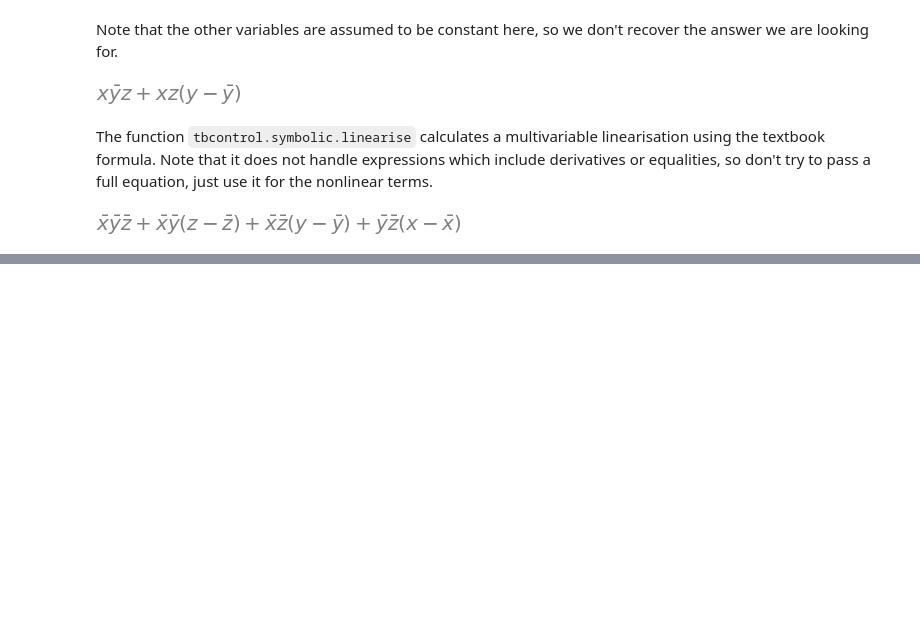
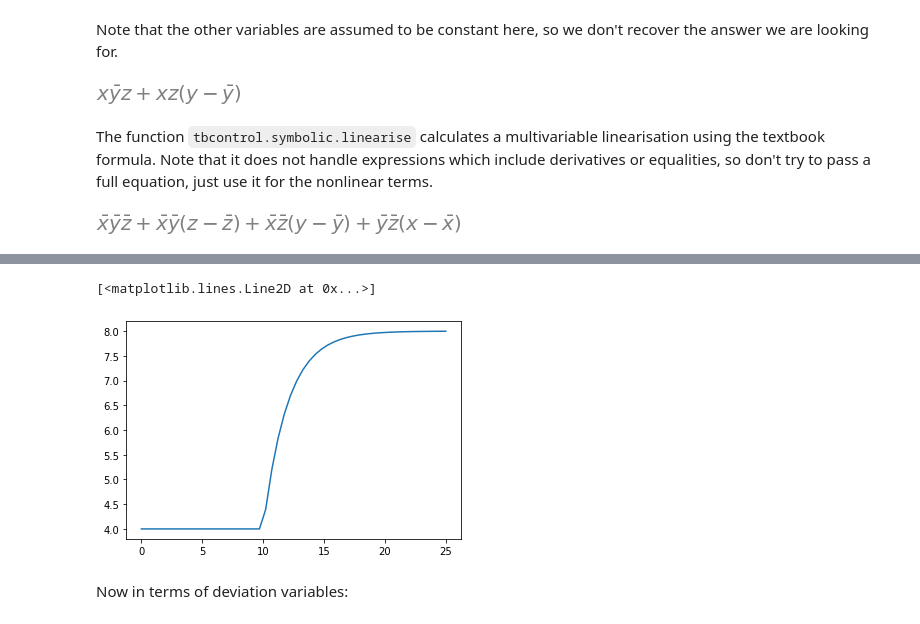
Before and after one commit to Xando96/Process-Dynamics, a Jupyter notebook: 3_Linear_systems/Linearisation.ipynb, the cells around one changed output, grey strips where cells are left out. Cells and saved outputs as stored; diff of their text form; code cells hidden in the pictures; blank space fills up the shorter version.

```diff
--- a/3_Linear_systems/Linearisation.ipynb
+++ b/3_Linear_systems/Linearisation.ipynb
@@ -220,0 +257,23 @@ linearexpression
+# %%
+#Disturbance
+def Fi(t):
+    if t > 10:
+        return 4
+    else:
+        return 2
+# %%
+def func(t,h):
+    dhdt = 1/A*(Fi(t) - k*h)
+    return dhdt
+# %%
+tspan = (0,25)
+tsmooth = np.linspace(0,25)
+# %%
+soln = scipy.integrate.solve_ivp(func,tspan,[h0],t_eval=tsmooth,max_step = 0.1)
+# %%
+plt.plot(soln.t,soln.y.T)
+# %% [output]
+[<matplotlib.lines.Line2D at 0x...>]
+[figure, added]
+# %% [markdown]
+Now in terms of deviation variables:
```
Also changed, not shown: parts of 14 cells of this notebook.
